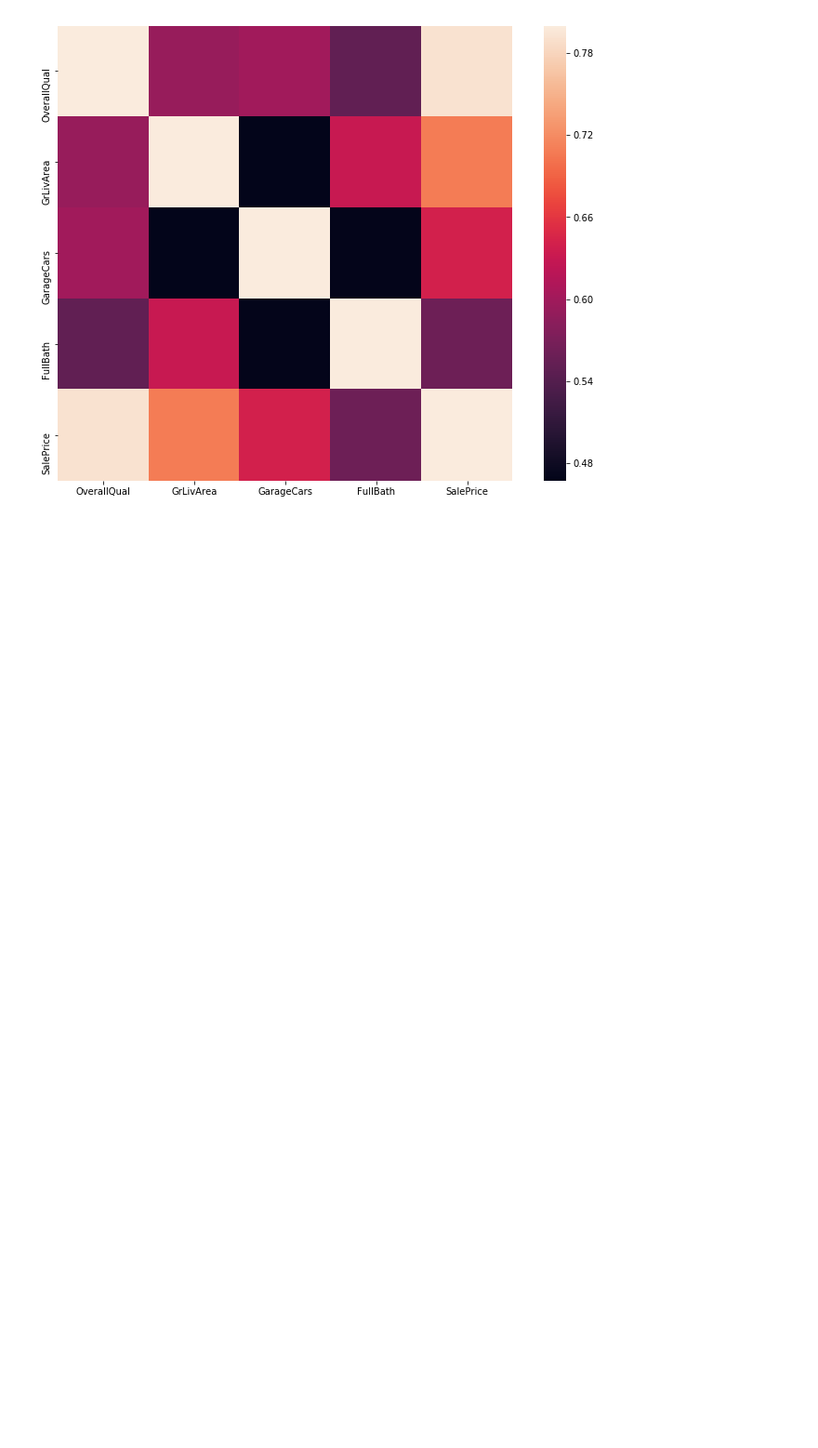
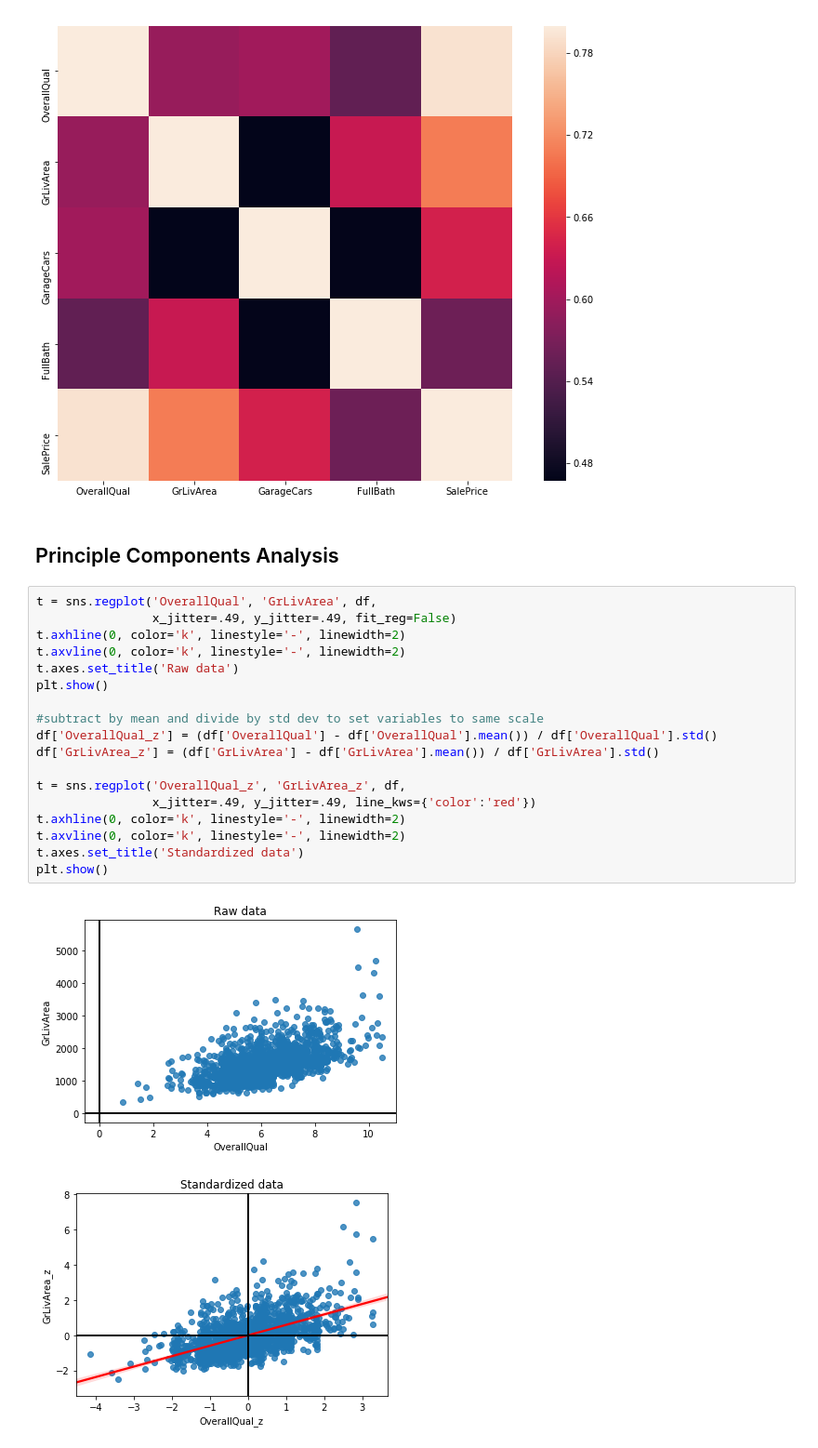
Before and after one commit to brianmcguckin/thinkful_unit_02_supervised_learning, a Jupyter notebook: 02_01_08_preparing_dataset_for_modeling.ipynb, the cells around one changed output. Shown at 93% size. Drawn from its saved outputs; the diff is of its cells as text; blank space fills up the shorter version.

```diff
--- a/02_01_08_preparing_dataset_for_modeling.ipynb
+++ b/02_01_08_preparing_dataset_for_modeling.ipynb
@@ -72,3 +72,26 @@ GarageCars      0.600671   0.467247    1.000000  0.469672   0.640409
 FullBath        0.550600   0.630012    0.469672  1.000000   0.560664
 SalePrice       0.790982   0.708624    0.640409  0.560664   1.000000
 [figure]
+# %% [markdown]
+## Principle Components Analysis
+# %%
+t = sns.regplot('OverallQual', 'GrLivArea', df,
+                x_jitter=.49, y_jitter=.49, fit_reg=False)
+t.axhline(0, color='k', linestyle='-', linewidth=2)
+t.axvline(0, color='k', linestyle='-', linewidth=2)
+t.axes.set_title('Raw data')
+plt.show()
+
+#subtract by mean and divide by std dev to set variables to same scale
+df['OverallQual_z'] = (df['OverallQual'] - df['OverallQual'].mean()) / df['OverallQual'].std()
+df['GrLivArea_z'] = (df['GrLivArea'] - df['GrLivArea'].mean()) / df['GrLivArea'].std()
+
+t = sns.regplot('OverallQual_z', 'GrLivArea_z', df,
+                x_jitter=.49, y_jitter=.49, line_kws={'color':'red'})
+t.axhline(0, color='k', linestyle='-', linewidth=2)
+t.axvline(0, color='k', linestyle='-', linewidth=2)
+t.axes.set_title('Standardized data')
+plt.show()
+# %% [output]
+[figure, added]
+[figure, added]
```
Also changed, not shown: parts of 10 cells of this notebook, 1 other file.
